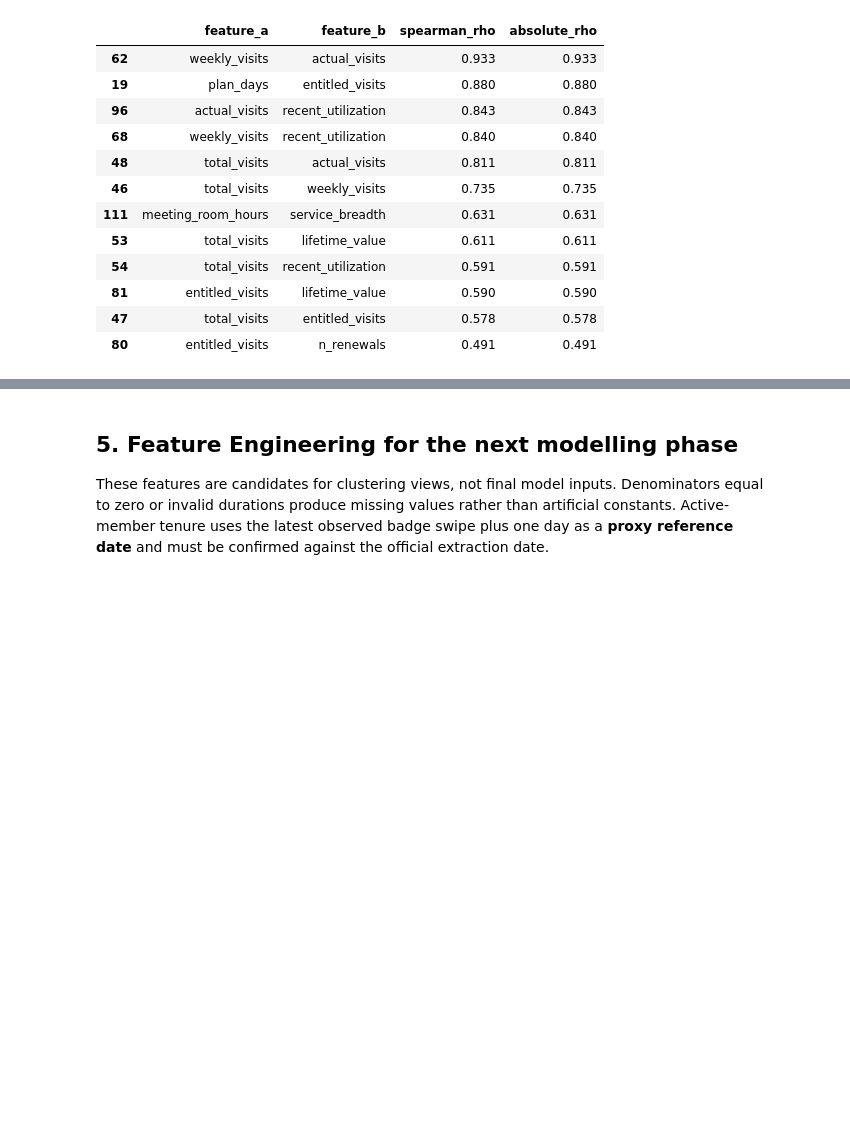
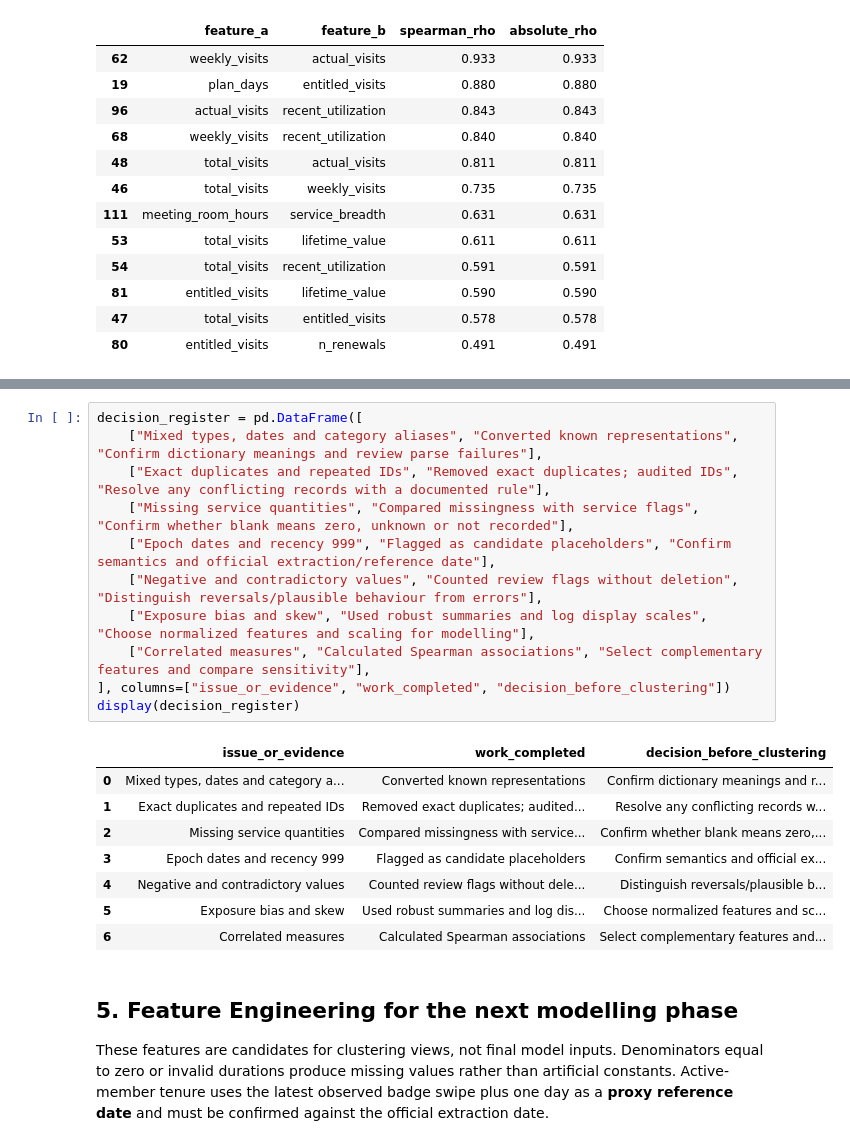
Before and after one commit to arfarfq/data_mining, a Jupyter notebook: notebooks/EDA.ipynb, the cells around one changed output, grey strips where cells are left out. Cells and saved outputs as stored; diff of their text form; blank space fills up the shorter version.

```diff
--- a/notebooks/EDA.ipynb
+++ b/notebooks/EDA.ipynb
@@ -332,3 +448,23 @@ pairs = corr.where(np.triu(np.ones(corr.shape), 1).astype(bool)).stack().rename(
+# %%
+decision_register = pd.DataFrame([
+    ["Mixed types, dates and category aliases", "Converted known representations", "Confirm dictionary meanings and review parse failures"],
+    ["Exact duplicates and repeated IDs", "Removed exact duplicates; audited IDs", "Resolve any conflicting records with a documented rule"],
+    ["Missing service quantities", "Compared missingness with service flags", "Confirm whether blank means zero, unknown or not recorded"],
+    ["Epoch dates and recency 999", "Flagged as candidate placeholders", "Confirm semantics and official extraction/reference date"],
+    ["Negative and contradictory values", "Counted review flags without deletion", "Distinguish reversals/plausible behaviour from errors"],
+    ["Exposure bias and skew", "Used robust summaries and log display scales", "Choose normalized features and scaling for modelling"],
+    ["Correlated measures", "Calculated Spearman associations", "Select complementary features and compare sensitivity"],
+], columns=["issue_or_evidence", "work_completed", "decision_before_clustering"])
+display(decision_register)
+# %% [output]
+|  | issue_or_evidence | work_completed | decision_before_clustering |
+| 0 | Mixed types, dates and category a... | Converted known representations | Confirm dictionary meanings and r... |
+| 1 | Exact duplicates and repeated IDs | Removed exact duplicates; audited... | Resolve any conflicting records w... |
+| 2 | Missing service quantities | Compared missingness with service... | Confirm whether blank means zero,... |
+| 3 | Epoch dates and recency 999 | Flagged as candidate placeholders | Confirm semantics and official ex... |
+| 4 | Negative and contradictory values | Counted review flags without dele... | Distinguish reversals/plausible b... |
+| 5 | Exposure bias and skew | Used robust summaries and log dis... | Choose normalized features and sc... |
+| 6 | Correlated measures | Calculated Spearman associations | Select complementary features and... |
 # %% [markdown]
 ## 5. Feature Engineering for the next modelling phase
 
```
Also changed, not shown: parts of 9 cells of this notebook.
